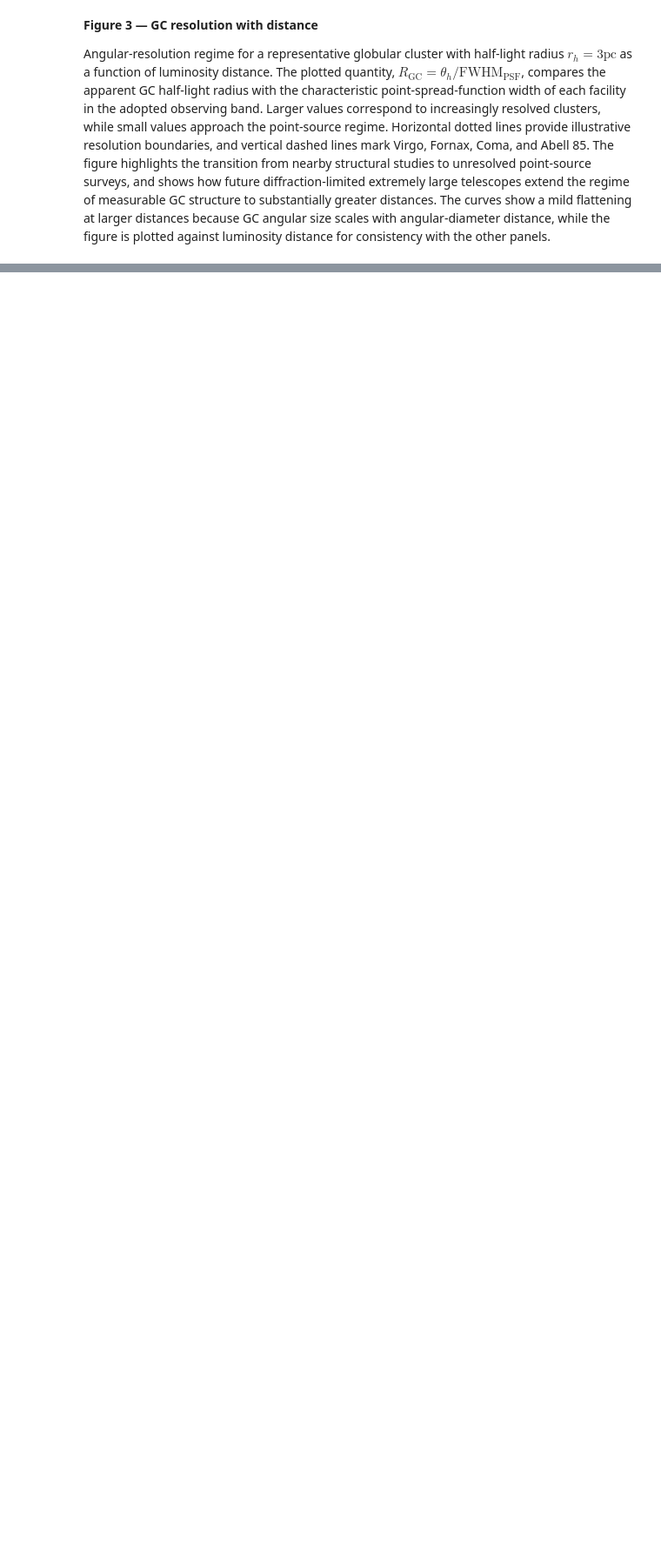
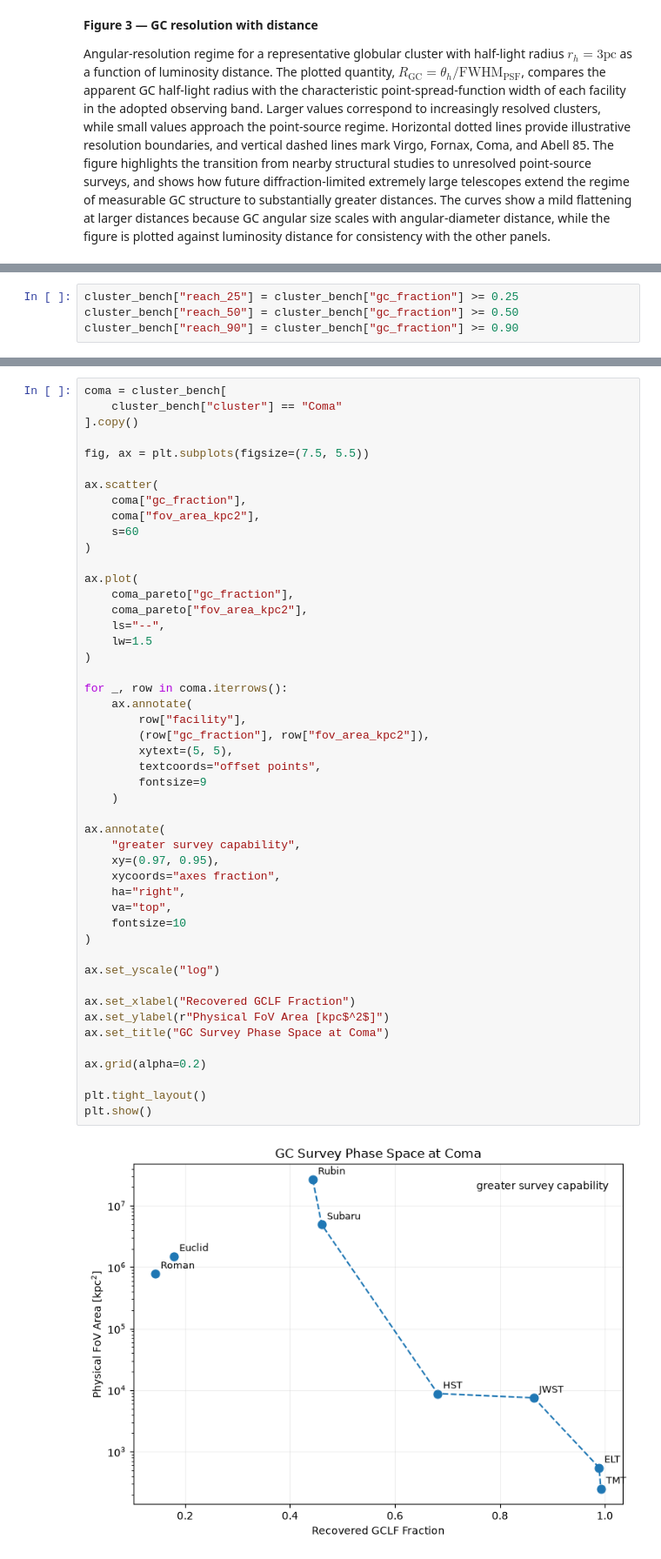
Before and after one commit to Pommers/gc-survey-telescopes, a Jupyter notebook: notebooks/02_gclf_reach.ipynb, the cells around one changed output, grey strips where cells are left out. Shown at 87% size. Drawn from its saved outputs; the diff is of its cells as text; blank space fills up the shorter version.

Commit message:
Exploring GC survey space

```diff
--- a/notebooks/02_gclf_reach.ipynb
+++ b/notebooks/02_gclf_reach.ipynb
@@ -1093,0 +1404,4 @@ Angular-resolution regime for a representative globular cluster with half-light
+# %%
+cluster_bench["reach_25"] = cluster_bench["gc_fraction"] >= 0.25
+cluster_bench["reach_50"] = cluster_bench["gc_fraction"] >= 0.50
+cluster_bench["reach_90"] = cluster_bench["gc_fraction"] >= 0.90
@@ -1093,0 +1522,50 @@ Angular-resolution regime for a representative globular cluster with half-light
+# %%
+coma = cluster_bench[
+    cluster_bench["cluster"] == "Coma"
+].copy()
+
+fig, ax = plt.subplots(figsize=(7.5, 5.5))
+
+ax.scatter(
+    coma["gc_fraction"],
+    coma["fov_area_kpc2"],
+    s=60
+)
+
+ax.plot(
+    coma_pareto["gc_fraction"],
+    coma_pareto["fov_area_kpc2"],
+    ls="--",
+    lw=1.5
+)
+
+for _, row in coma.iterrows():
+    ax.annotate(
+        row["facility"],
+        (row["gc_fraction"], row["fov_area_kpc2"]),
+        xytext=(5, 5),
+        textcoords="offset points",
+        fontsize=9
+    )
+
+ax.annotate(
+    "greater survey capability",
+    xy=(0.97, 0.95),
+    xycoords="axes fraction",
+    ha="right",
+    va="top",
+    fontsize=10
+)
+
+ax.set_yscale("log")
+
+ax.set_xlabel("Recovered GCLF Fraction")
+ax.set_ylabel(r"Physical FoV Area [kpc$^2$]")
+ax.set_title("GC Survey Phase Space at Coma")
+
+ax.grid(alpha=0.2)
+
+plt.tight_layout()
+plt.show()
+# %% [output]
+[figure, added]
```
Also changed, not shown: parts of 29 cells of this notebook, 1 other file.
